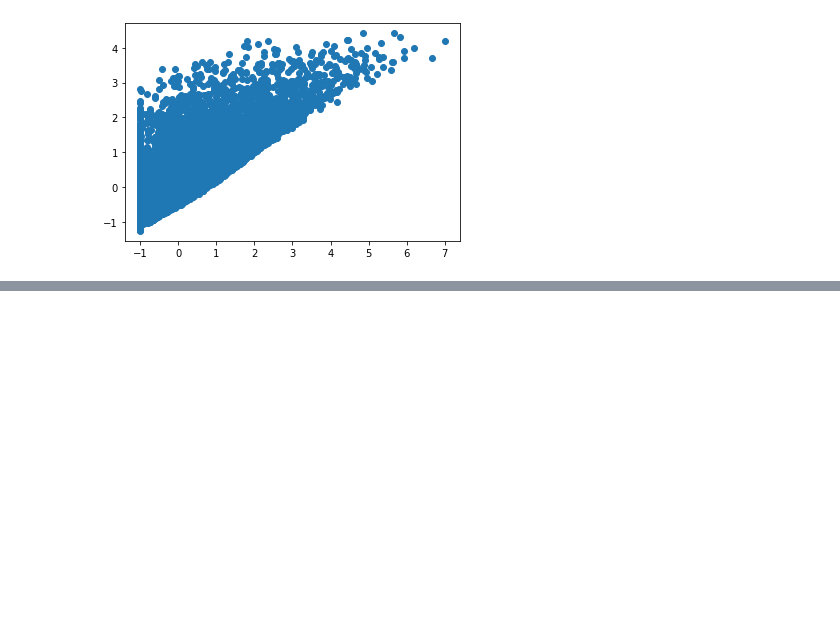
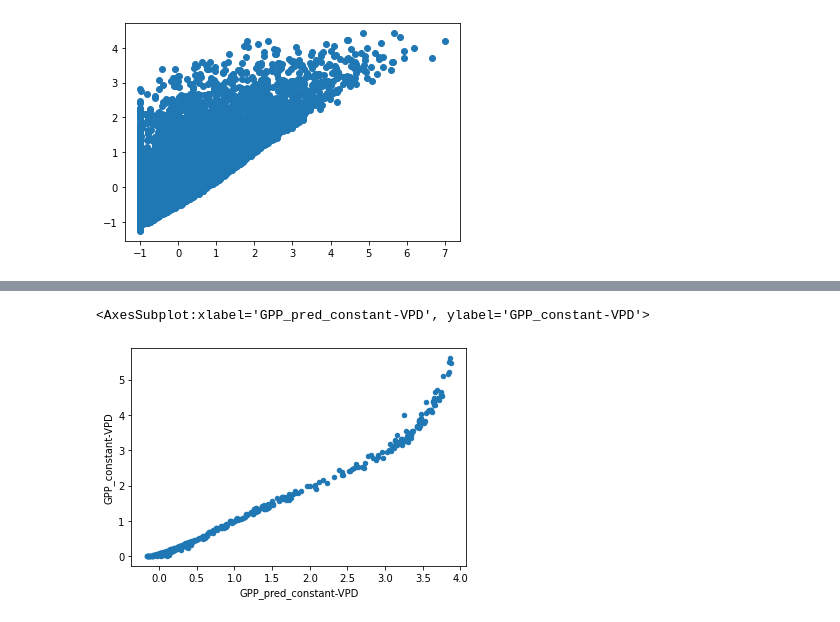
Before and after one commit to pinplex/Hackathon-Attribution, a Jupyter notebook: pytorch_utils/train_gpp_model.ipynb, the cells around one changed output, grey strips where cells are left out. Cells and saved outputs as stored; diff of their text form; code cells hidden in the pictures; blank space fills up the shorter version.

```diff
--- a/pytorch_utils/train_gpp_model.ipynb
+++ b/pytorch_utils/train_gpp_model.ipynb
@@ -288,0 +325,9 @@ target_pred = prediction_data_loader.dataset.denorm_np(target_pred.squeeze() , '
+# %%
+target = prediction_data_loader.dataset.denorm_np(target.squeeze() , 'GPP')
+target_pred = prediction_data_loader.dataset.denorm_np(target_pred.squeeze() , 'GPP')
+df['GPP_pred_constant-VPD'] = target_pred
+# %%
+df['2001'][['GPP_pred_constant-VPD', 'GPP_constant-VPD']].plot.scatter(x='GPP_pred_constant-VPD', y='GPP_constant-VPD')
+# %% [output]
+<AxesSubplot:xlabel='GPP_pred_constant-VPD', ylabel='GPP_constant-VPD'>
+[figure, added]
```
Also changed, not shown: parts of 25 cells of this notebook, 1 other file.
